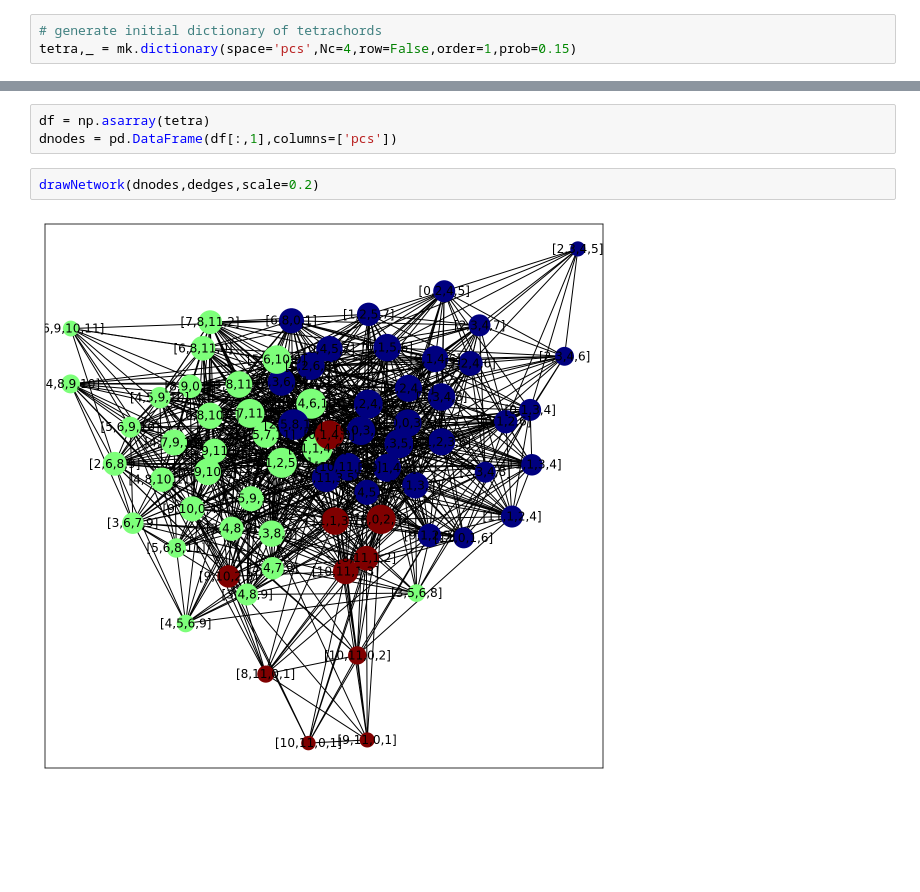
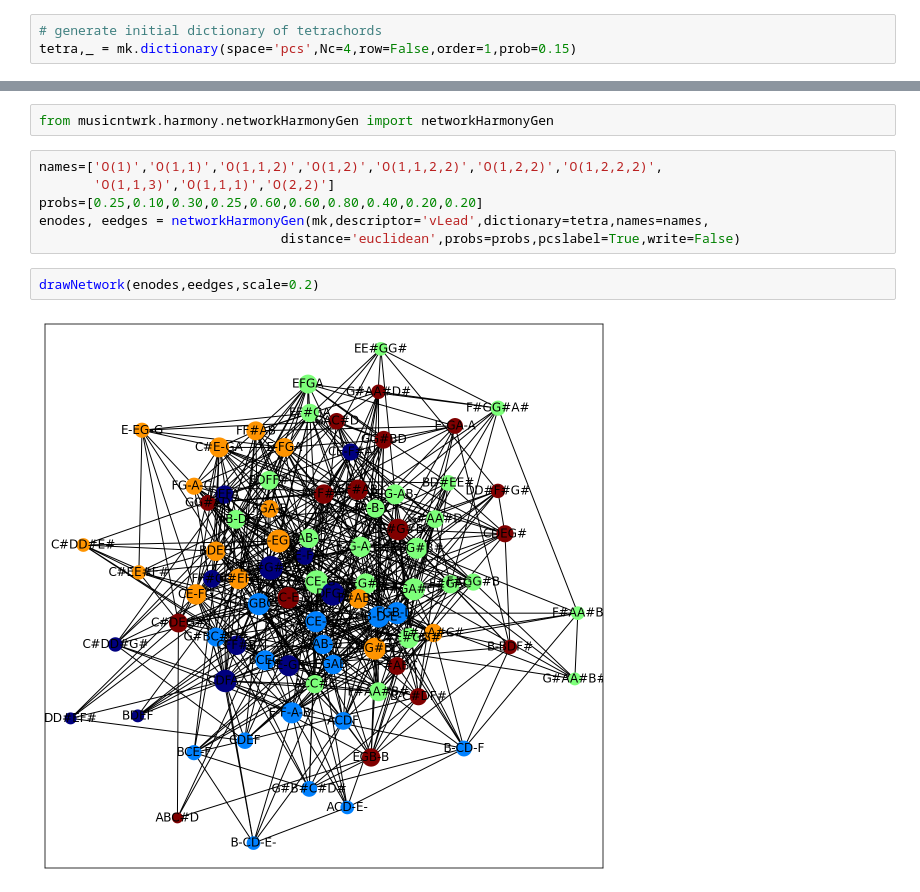
Before and after one commit to marcobn/musicntwrk, a Jupyter notebook: musicntwrk-2.0/examples/Examples-advanced_harmony.ipynb, the cells around one changed output, grey strips where cells are left out. Cells and saved outputs as stored; diff of their text form; blank space fills up the shorter version.

```diff
--- a/musicntwrk-2.0/examples/Examples-advanced_harmony.ipynb
+++ b/musicntwrk-2.0/examples/Examples-advanced_harmony.ipynb
@@ -173,8 +136,13 @@ dedges = dedges.append(dedges_22)
-# %%
-df = np.asarray(tetra)
-dnodes = pd.DataFrame(df[:,1],columns=['pcs'])
+# %%
+from musicntwrk.harmony.networkHarmonyGen import networkHarmonyGen
+# %%
+names=['O(1)','O(1,1)','O(1,1,2)','O(1,2)','O(1,1,2,2)','O(1,2,2)','O(1,2,2,2)',
+       'O(1,1,3)','O(1,1,1)','O(2,2)']
+probs=[0.25,0.10,0.30,0.25,0.60,0.60,0.80,0.40,0.20,0.20]
+enodes, eedges = networkHarmonyGen(mk,descriptor='vLead',dictionary=tetra,names=names,
+                               distance='euclidean',probs=probs,pcslabel=True,write=False)
 # %%
-drawNetwork(dnodes,dedges,scale=0.2)
+drawNetwork(enodes,eedges,scale=0.2)
 # %% [output]
-[figure, old version]
+[figure, new version]
 # %%
```
Also changed, not shown: parts of 5 cells of this notebook, 9 other files.
